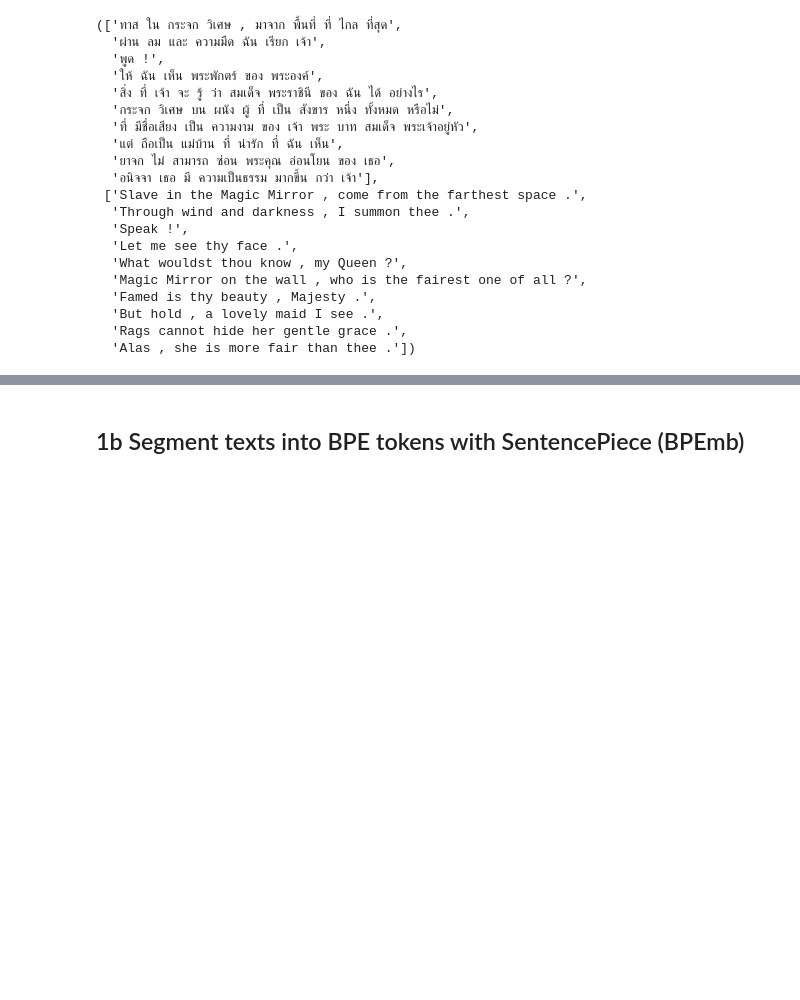
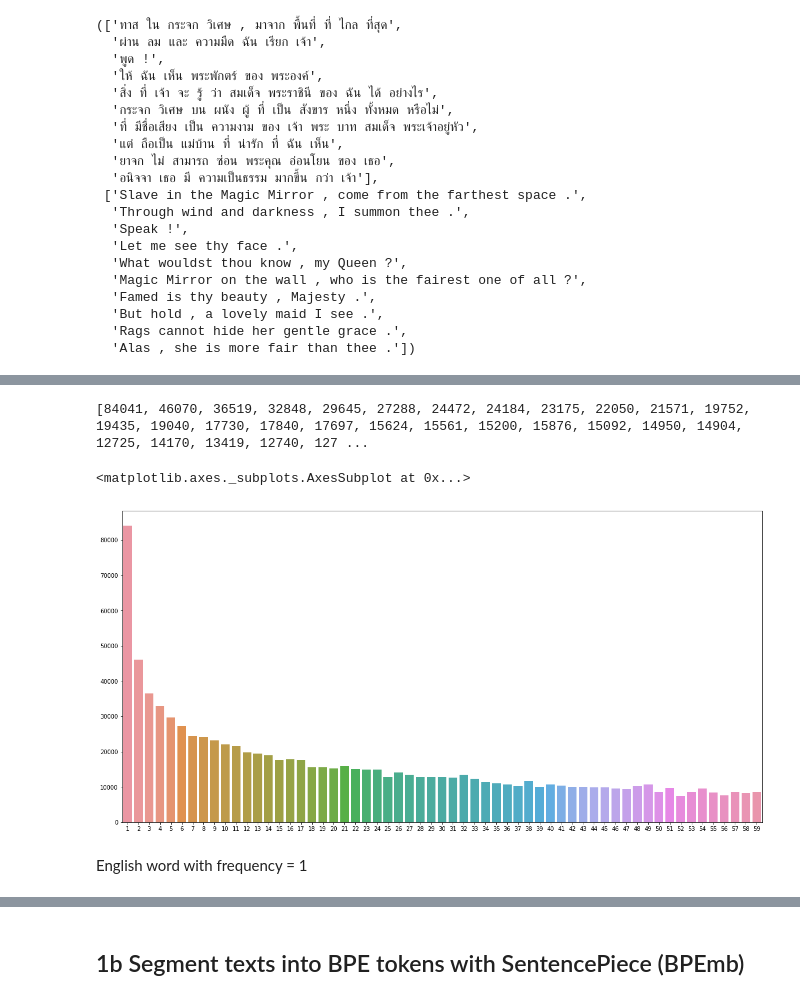
Before and after one commit to vistec-AI/mt-opus, a Jupyter notebook: notebooks/preprocess_opensubtitle_with_bpe.ipynb, the cells around one changed output, grey strips where cells are left out. Cells and saved outputs as stored; diff of their text form; code cells hidden in the pictures; blank space fills up the shorter version.

```diff
--- a/notebooks/preprocess_opensubtitle_with_bpe.ipynb
+++ b/notebooks/preprocess_opensubtitle_with_bpe.ipynb
@@ -274,0 +235,7 @@ toks['th']['newmm'][0:10], toks['en']['newmm'][0:10]
+# %%
+word_freq_counter = Counter()
+for sent in toks['en']['newmm']:
+    words = sent.split()
+#     print(words)
+    for word in words:
+        word_freq_counter[word] += 1
@@ -274,0 +259,14 @@ toks['th']['newmm'][0:10], toks['en']['newmm'][0:10]
+# %%
+freq_counter = Counter()
+for item in word_freq_counter.items():
+#     print(word_freq)
+    word, freq = item
+#     print(word, freq)
+    prev_num_freq = 0
+    for num_freq in range(1,60,1):
+        if freq <= num_freq and freq > prev_num_freq:
+            freq_counter[num_freq] += freq
+            break
+        prev_num_freq = num_freq
+# %%
+freq_count_list = sorted(freq_counter.items(), key=lambda x: x[0] )
@@ -274,0 +293,16 @@ toks['th']['newmm'][0:10], toks['en']['newmm'][0:10]
+# %%
+x = [x[0] for x in freq_count_list]
+y = [x[1] for x in freq_count_list]
+
+print(y)
+# %% [output]
+[84041, 46070, 36519, 32848, 29645, 27288, 24472, 24184, 23175, 22050, 21571, 19752, 19435, 19040, 17730, 17840, 17697, 15624, 15561, 15200, 15876, 15092, 14950, 14904, 12725, 14170, 13419, 12740, 127 ...
+# %%
+plt.figure(figsize=(20,10))
+
+sns.barplot(x=x, y=y)
+# %% [output]
+<matplotlib.axes._subplots.AxesSubplot at 0x...>
+[figure, added]
+# %% [markdown]
+English word with frequency = 1
```
Also changed, not shown: parts of 12 cells of this notebook, 1 other file.
